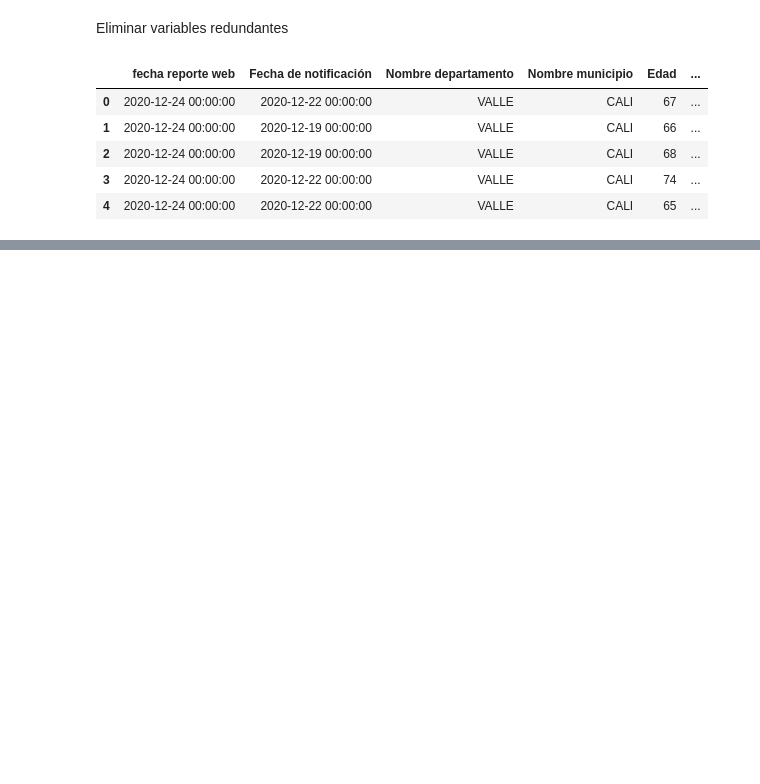
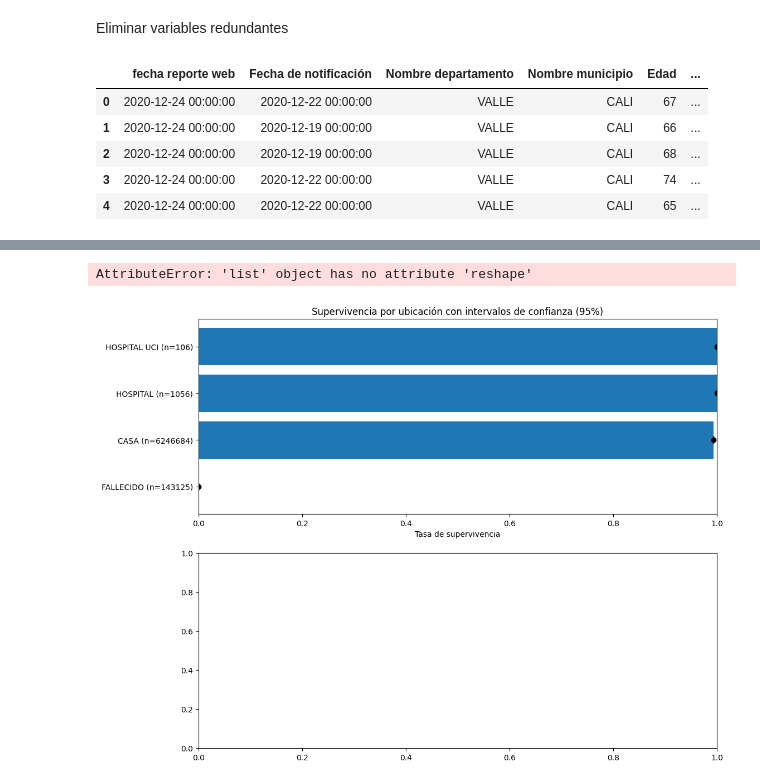
Before and after one commit to AGGE82/AnaliticProject, a Jupyter notebook: project.ipynb, the cells around one changed output, grey strips where cells are left out. Cells and saved outputs as stored; diff of their text form; code cells hidden in the pictures; blank space fills up the shorter version.

Commit message:
modelo implementado

```diff
--- a/project.ipynb
+++ b/project.ipynb
@@ -7,7 +7,7 @@ import pandas as pd
 # %% [markdown]
 Lectura del data set (se necesito separar por ; para su correcta lectura)
 # %%
-covid = pd.read_csv("Datos interesantes/Casos_positivos_de_COVID-19_en_Colombia._20250112.csv", sep=";")
+covid = pd.read_csv("Datos interesantes/Casos_positivos_de_COVID-19_en_Colombia._20250112.csv", sep=";",low_memory=False)
 covid.head()
 # %% [output]
 |  | fecha reporte web | ID de caso | Fecha de notificación | Código DIVIPOLA departamento | Nombre departamento | ... |
@@ -138,0 +301,59 @@ covid.head()
+# %%
+# Visualización de resultados mejorada
+plt.figure(figsize=(12, 10))
+
+# 1. Gráfico para ubicación vs supervivencia
+plt.subplot(2, 1, 1)
+ubicaciones = covid_filtered.groupby('Ubicación del caso')['sobrevivio'].mean().sort_values()
+ubicacion_error = covid_filtered.groupby('Ubicación del caso')['sobrevivio'].agg(
+    lambda x: 1.96 * np.sqrt((x.mean() * (1-x.mean())) / len(x))
+)
+
+# Crear barras horizontales con barras de error
+bars = plt.barh(ubicaciones.index, ubicaciones.values)
+plt.xlabel('Tasa de supervivencia')
+plt.title('Supervivencia por ubicación con intervalos de confianza (95%)')
+plt.xlim(0, 1)
+
+# Añadir tamaño de muestra a las etiquetas
+counts = covid_filtered['Ubicación del caso'].value_counts()
+labels = [f"{loc} (n={counts[loc]})" for loc in ubicaciones.index]
+plt.yticks(range(len(labels)), labels)
+
+# Añadir barras de error
+for i, (loc, rate) in enumerate(ubicaciones.items()):
+    error = ubicacion_error[loc]
+    plt.errorbar(rate, i, xerr=error, fmt='o', color='black', capsize=5)
+
+# 2. Gráfico para tiempo de diagnóstico vs supervivencia
+plt.subplot(2, 1, 2)
+x_range = np.linspace(0, 30, 100).reshape(-1, 1)
+x_range_std = tiempo_pipeline.named_steps['scaler'].transform(
+    tiempo_pipeline.named_steps['imputer'].transform(
+        np.hstack([x_range, np.ones_like(x_range) * covid_tiempo['Edad'].median()].reshape(-1, 2))
+    )
+)
+probs = tiempo_pipeline.named_steps['model'].predict_proba(x_range_std)[:, 1]
+
+plt.plot(x_range, probs)
+plt.xlabel('Días entre síntomas y diagnóstico')
+plt.ylabel('Probabilidad de supervivencia')
+plt.title('Efecto del tiempo de diagnóstico en supervivencia')
+plt.grid(True)
+
+# Añadir puntos de datos reales agrupados
+dias_grupos = pd.cut(covid_tiempo['dias_diagnostico'], bins=[0, 5, 10, 15, 20, 25, 30])
+grupo_medias = covid_tiempo.groupby(dias_grupos)['sobrevivio'].mean()
+grupo_counts = covid_tiempo.groupby(dias_grupos).size()
+grupo_std = covid_tiempo.groupby(dias_grupos)['sobrevivio'].std() / np.sqrt(grupo_counts)
+
+puntos_x = [g.mid for g in grupo_medias.index]
+plt.errorbar(puntos_x, grupo_medias.values, yerr=grupo_std.values,
+             fmt='o', capsize=5, label='Datos observados (agrupados)')
+plt.legend()
+
+plt.tight_layout()
+plt.show()
+# %% [output]
+AttributeError: 'list' object has no attribute 'reshape'
+[figure, added]
```
Also changed, not shown: parts of 8 cells of this notebook.
